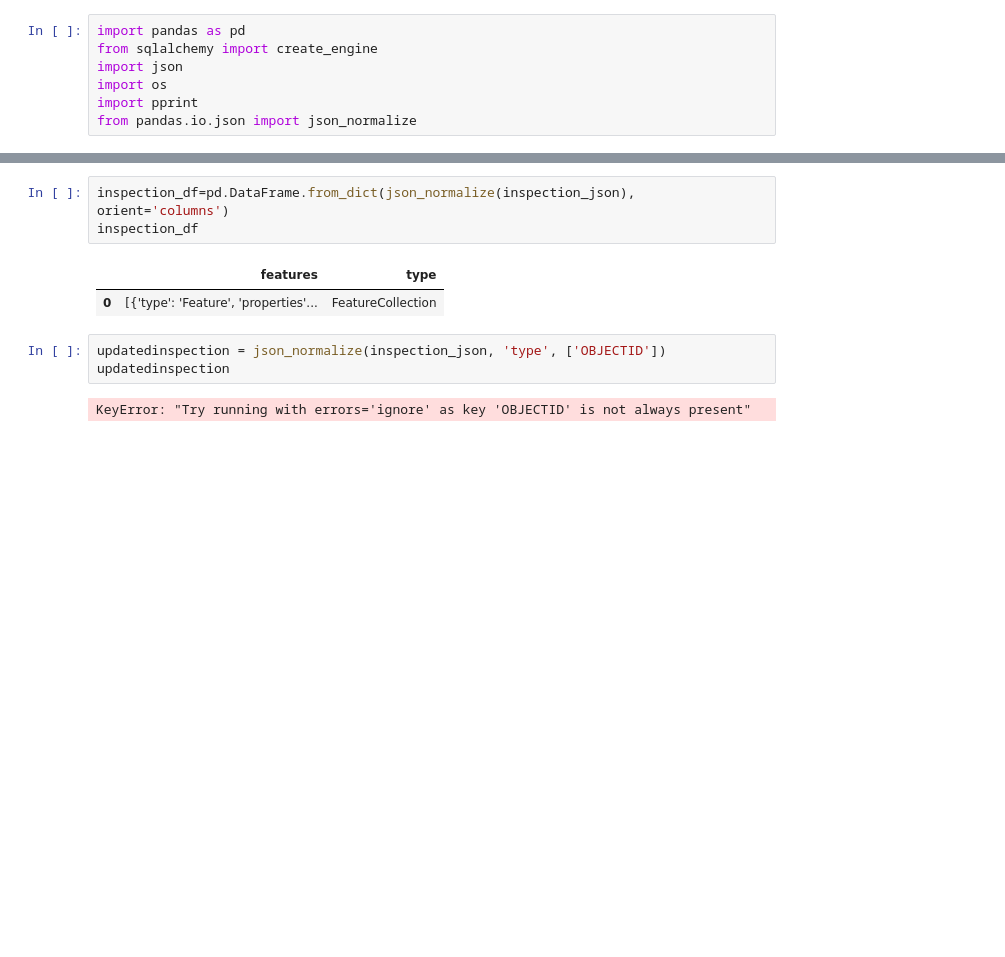
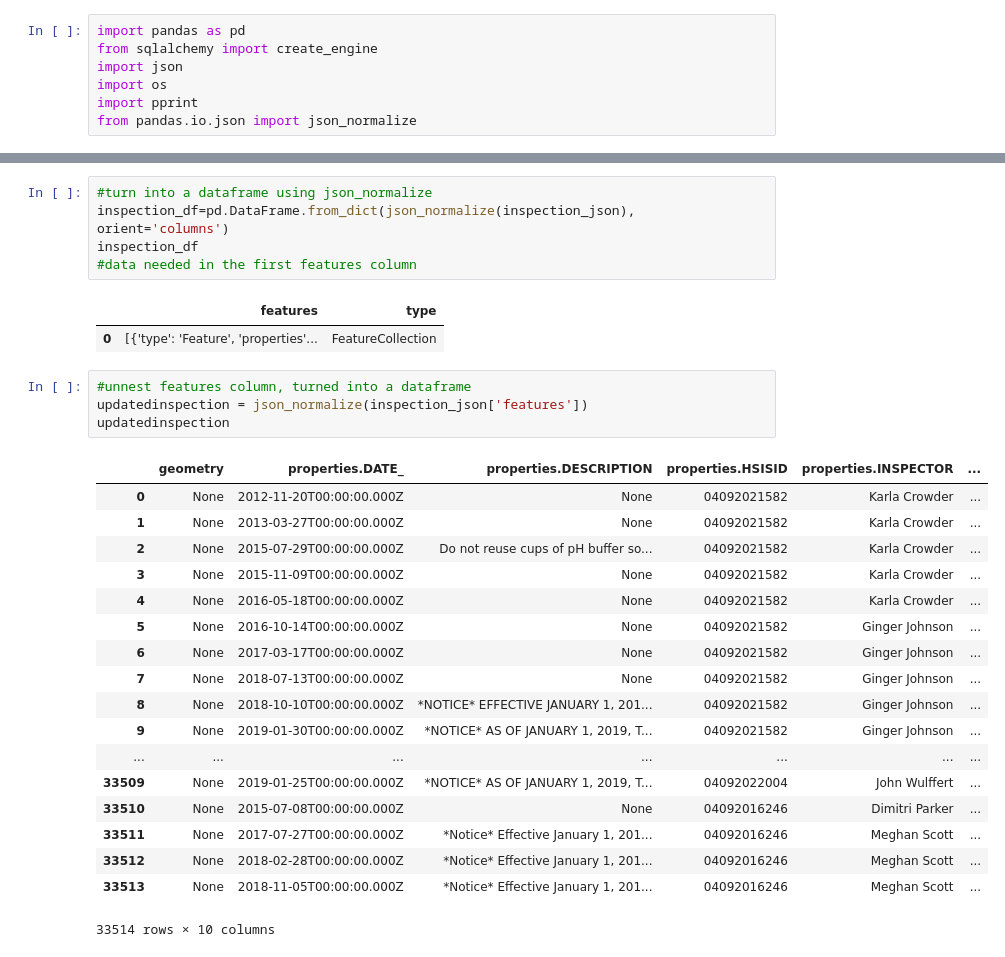
Before and after one commit to licia858/ETLProject, a Jupyter notebook: ETL Project.ipynb, the cells around one changed output, grey strips where cells are left out. Saved outputs shown, nothing was run; the diff lists cells and outputs as text; blank space fills up the shorter version.

Commit message:
dataframescompleted

```diff
--- a/ETL Project.ipynb
+++ b/ETL Project.ipynb
@@ -53,13 +57,33 @@ inspection_json
    'geometry': None},
   ...]}
 # %%
+#turn into a dataframe using json_normalize
 inspection_df=pd.DataFrame.from_dict(json_normalize(inspection_json), orient='columns')
 inspection_df
+#data needed in the first features column
 # %% [output]
 |  | features | type |
 | 0 | [{'type': 'Feature', 'properties'... | FeatureCollection |
-# %%
-updatedinspection = json_normalize(inspection_json, 'type', ['OBJECTID'])
-updatedinspection
-# %% [output]
-KeyError: "Try running with errors='ignore' as key 'OBJECTID' is not always present"
+# %%
+#unnest features column, turned into a dataframe
+updatedinspection = json_normalize(inspection_json['features'])
+updatedinspection
+# %% [output]
+|  | geometry | properties.DATE_ | properties.DESCRIPTION | properties.HSISID | properties.INSPECTOR | ... |
+| 0 | None | 2012-11-20T00:00:00.000Z | None | 04092021582 | Karla Crowder | ... |
+| 1 | None | 2013-03-27T00:00:00.000Z | None | 04092021582 | Karla Crowder | ... |
+| 2 | None | 2015-07-29T00:00:00.000Z | Do not reuse cups of pH buffer so... | 04092021582 | Karla Crowder | ... |
+| 3 | None | 2015-11-09T00:00:00.000Z | None | 04092021582 | Karla Crowder | ... |
+| 4 | None | 2016-05-18T00:00:00.000Z | None | 04092021582 | Karla Crowder | ... |
+| 5 | None | 2016-10-14T00:00:00.000Z | None | 04092021582 | Ginger Johnson | ... |
+| 6 | None | 2017-03-17T00:00:00.000Z | None | 04092021582 | Ginger Johnson | ... |
+| 7 | None | 2018-07-13T00:00:00.000Z | None | 04092021582 | Ginger Johnson | ... |
+| 8 | None | 2018-10-10T00:00:00.000Z | *NOTICE* EFFECTIVE JANUARY 1, 201... | 04092021582 | Ginger Johnson | ... |
+| 9 | None | 2019-01-30T00:00:00.000Z | *NOTICE* AS OF JANUARY 1, 2019, T... | 04092021582 | Ginger Johnson | ... |
+| ... | ... | ... | ... | ... | ... | ... |
+| 33509 | None | 2019-01-25T00:00:00.000Z | *NOTICE* AS OF JANUARY 1, 2019, T... | 04092022004 | John Wulffert | ... |
+| 33510 | None | 2015-07-08T00:00:00.000Z | None | 04092016246 | Dimitri Parker | ... |
+| 33511 | None | 2017-07-27T00:00:00.000Z | *Notice* Effective January 1, 201... | 04092016246 | Meghan Scott | ... |
+| 33512 | None | 2018-02-28T00:00:00.000Z | *Notice* Effective January 1, 201... | 04092016246 | Meghan Scott | ... |
+| 33513 | None | 2018-11-05T00:00:00.000Z | *Notice* Effective January 1, 201... | 04092016246 | Meghan Scott | ... |
+33514 rows × 10 columns
```
Also changed, not shown: parts of 5 cells of this notebook.
